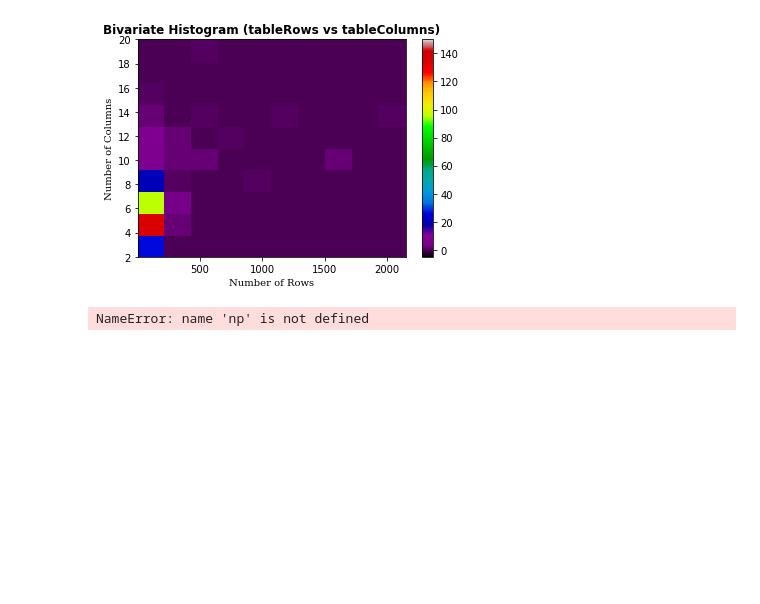
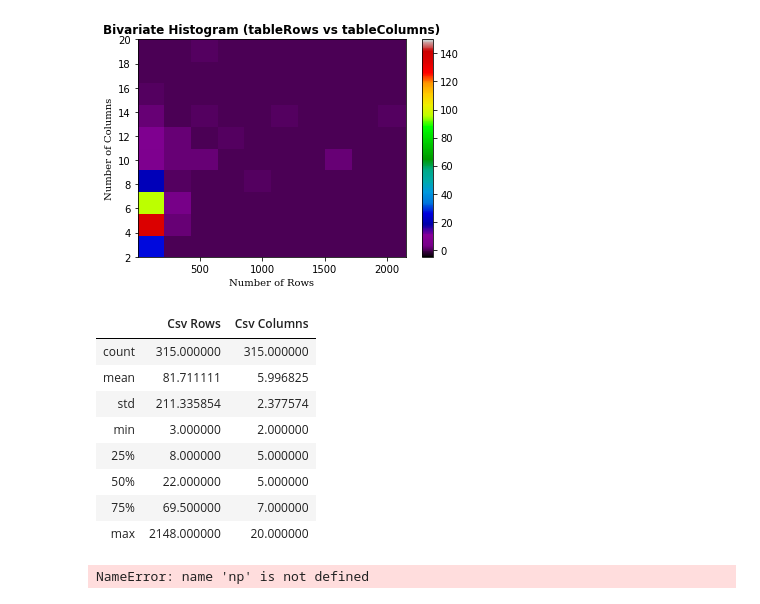
Before and after one commit to iVibudh/CER-PCMR, a Jupyter notebook: PCMR_Visualizations_June04.ipynb, the cells around one changed output. Drawn from its saved outputs; the diff is of its cells as text; code cells hidden in the pictures; blank space fills up the shorter version.

```diff
--- a/PCMR_Visualizations_June04.ipynb
+++ b/PCMR_Visualizations_June04.ipynb
@@ -68,6 +63,18 @@ plt.title('Bivariate Histogram (tableRows vs tableColumns)', fontweight ="bold")
 plt.show()
 # %% [output]
 [figure]
+# %%
+df[['Csv Rows', 'Csv Columns']].describe()
+# %% [output]
+|  | Csv Rows | Csv Columns |
+| count | 315.000000 | 315.000000 |
+| mean | 81.711111 | 5.996825 |
+| std | 211.335854 | 2.377574 |
+| min | 3.000000 | 2.000000 |
+| 25% | 8.000000 | 5.000000 |
+| 50% | 22.000000 | 5.000000 |
+| 75% | 69.500000 | 7.000000 |
+| max | 2148.000000 | 20.000000 |
 # %%
 xedges = [ 1., 10., 19., 28., 37., 46., 55., 64., 73., 82., 91.]
 yedges = [ 2. ,  3.9,  5.8,  7.7,  9.6, 11.5, 13.4, 15.3, 17.2, 19.1, 21. ]
```
Also changed, not shown: parts of 2 cells of this notebook, 3 other files.
